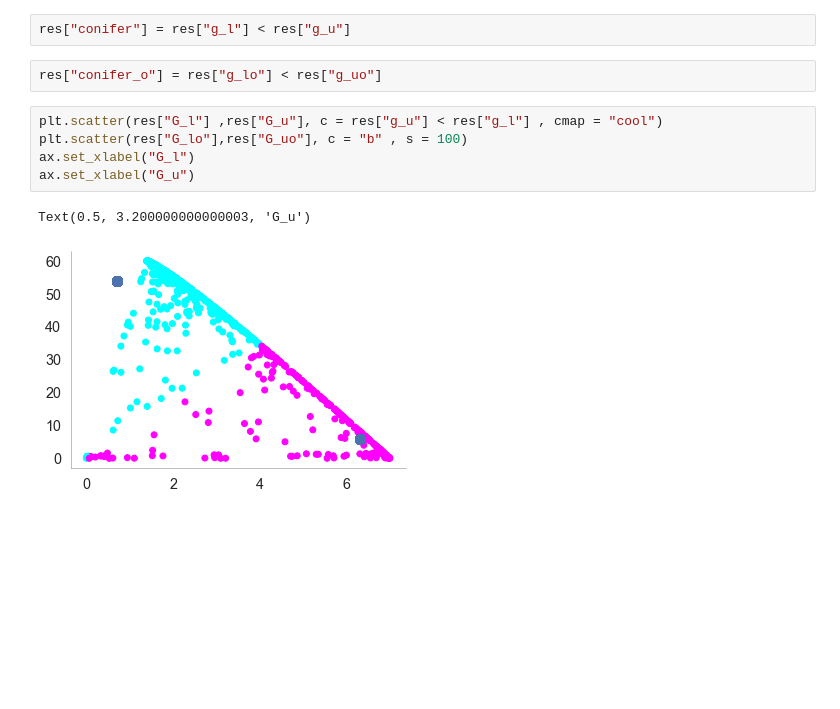
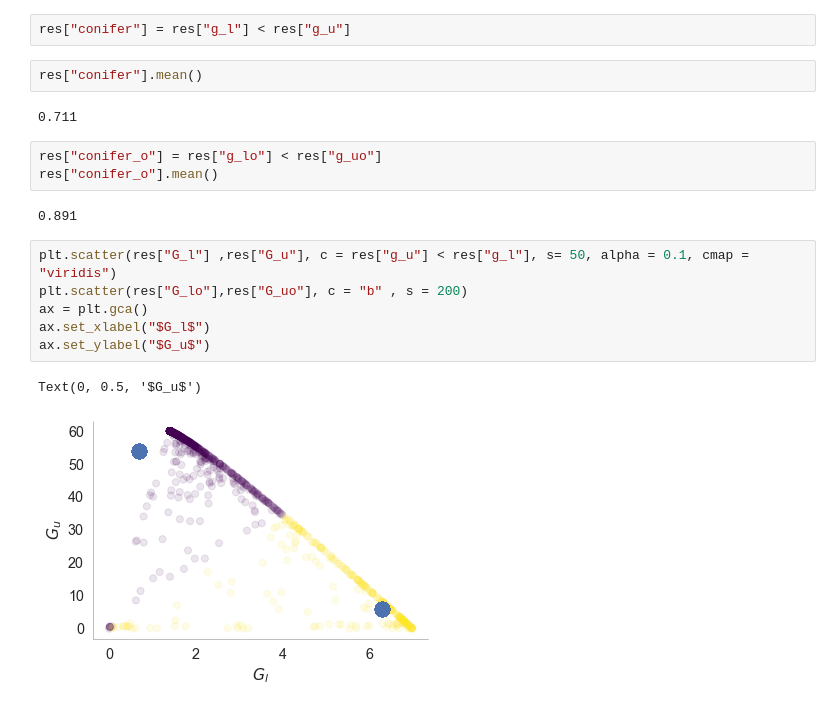
Before and after one commit to octavia-crompton/fire, a Jupyter notebook: notebooks/view_sims.ipynb, the cells around one changed output. Cells and saved outputs as stored; diff of their text form; blank space fills up the shorter version.

```diff
--- a/notebooks/view_sims.ipynb
+++ b/notebooks/view_sims.ipynb
@@ -74,13 +74,21 @@ for key in all_sims.index:
 res.index = all_sims.index
 # %%
 res["conifer"] = res["g_l"] < res["g_u"]
+# %%
+res["conifer"].mean()
+# %% [output]
+0.711
 # %%
 res["conifer_o"] = res["g_lo"] < res["g_uo"]
+res["conifer_o"].mean()
+# %% [output]
+0.891
 # %%
-plt.scatter(res["G_l"] ,res["G_u"], c = res["g_u"] < res["g_l"] , cmap = "cool")
-plt.scatter(res["G_lo"],res["G_uo"], c = "b" , s = 100)
-ax.set_xlabel("G_l")
-ax.set_xlabel("G_u")
+plt.scatter(res["G_l"] ,res["G_u"], c = res["g_u"] < res["g_l"], s= 50, alpha = 0.1, cmap = "viridis")
+plt.scatter(res["G_lo"],res["G_uo"], c = "b" , s = 200)
+ax = plt.gca()
+ax.set_xlabel("$G_l$")
+ax.set_ylabel("$G_u$")
 # %% [output]
-Text(0.5, 3.200000000000003, 'G_u')
+Text(0, 0.5, '$G_u$')
-[figure, old version]
+[figure, new version]
```
Also changed, not shown: 6 other files.
